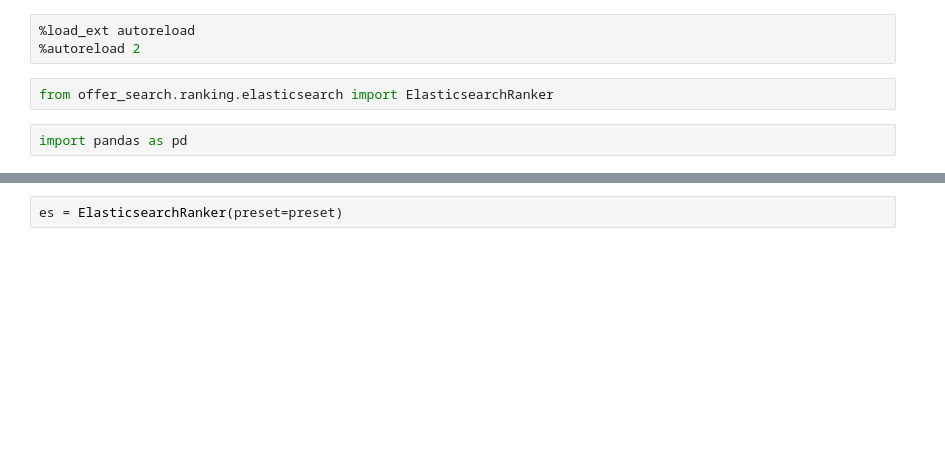
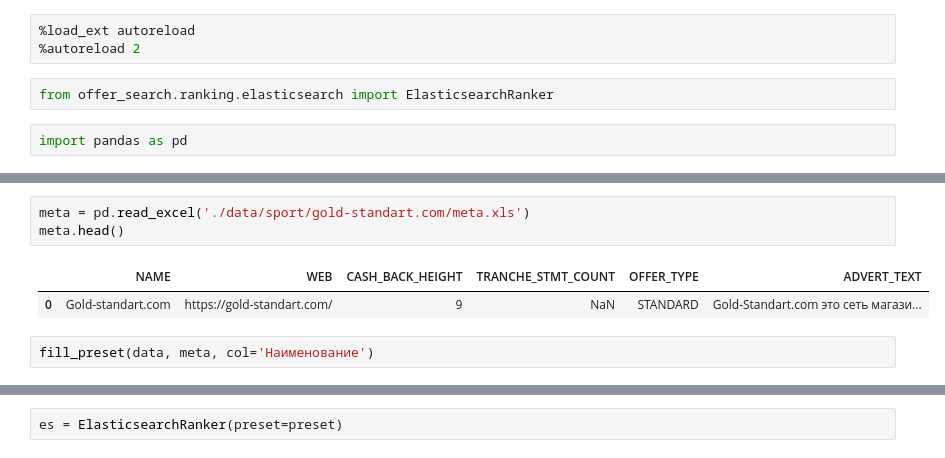
Before and after one commit to kbrodt/offer_search, a Jupyter notebook: how_to_elastic.ipynb, the cells around one changed output, grey strips where cells are left out. Drawn from its saved outputs; the diff is of its cells as text; blank space fills up the shorter version.

```diff
--- a/how_to_elastic.ipynb
+++ b/how_to_elastic.ipynb
@@ -26,0 +55,8 @@ for _, row in data.iterrows():
+# %%
+meta = pd.read_excel('./data/sport/gold-standart.com/meta.xls')
+meta.head()
+# %% [output]
+|  | NAME | WEB | CASH_BACK_HEIGHT | TRANCHE_STMT_COUNT | OFFER_TYPE | ADVERT_TEXT |
+| 0 | Gold-standart.com | https://gold-standart.com/ | 9 | NaN | STANDARD | Gold-Standart.com это сеть магази... |
+# %%
+fill_preset(data, meta, col='Наименование')
```
Also changed, not shown: parts of 15 cells of this notebook, 2 other files.
